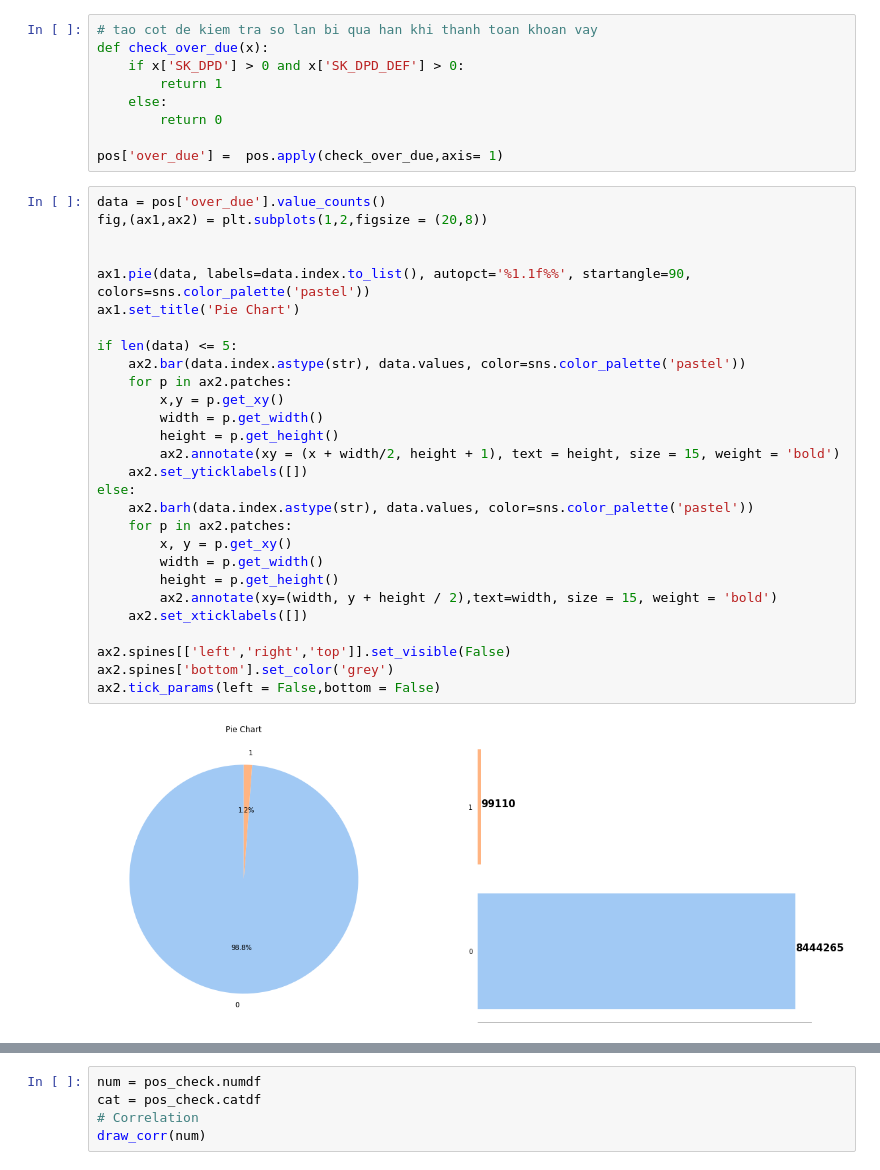
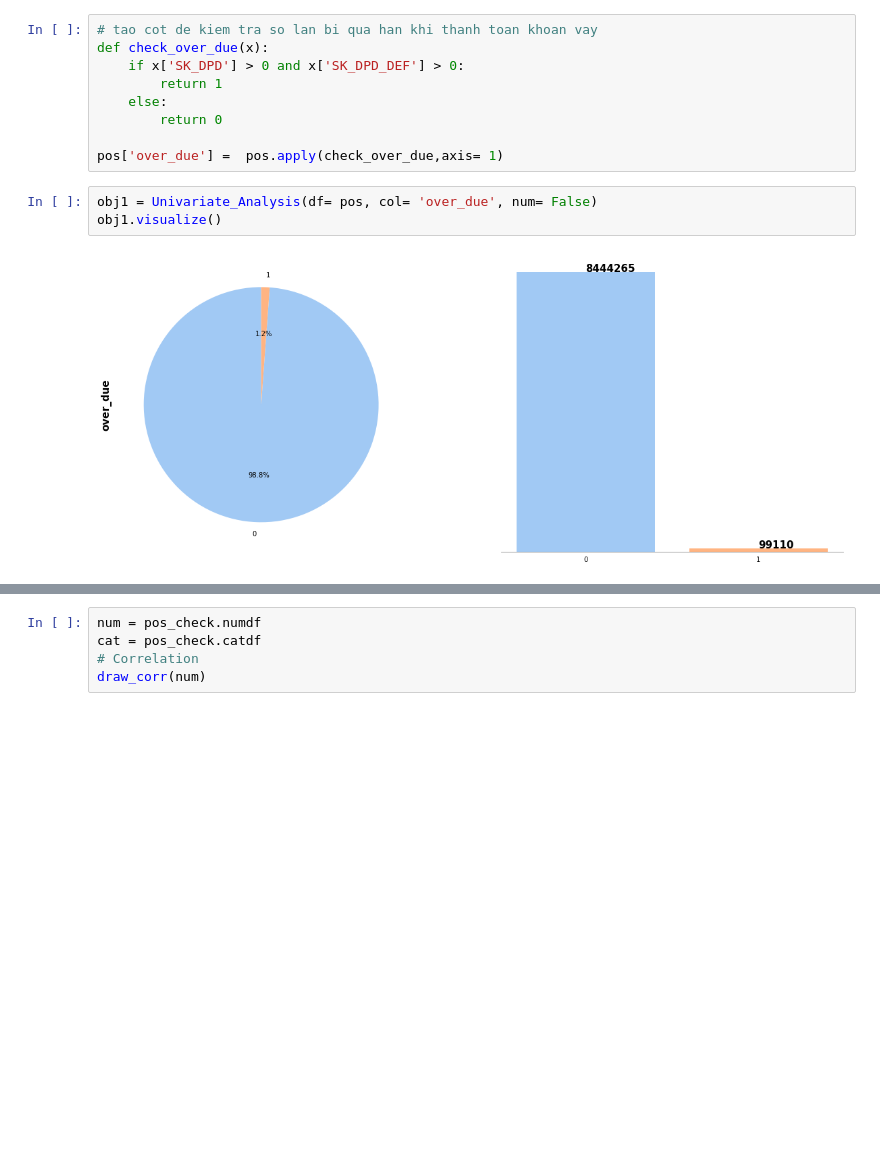
Before and after one commit to dunp7/Home-Default-Credit-Risk, a Jupyter notebook: Cleaning + EDA/POS_Cash_Balance.ipynb, the cells around one changed output, grey strips where cells are left out. Cells and saved outputs as stored; diff of their text form; blank space fills up the shorter version.

```diff
--- a/Cleaning + EDA/POS_Cash_Balance.ipynb
+++ b/Cleaning + EDA/POS_Cash_Balance.ipynb
@@ -103,33 +101,8 @@ def check_over_due(x):
         return 0
 
 pos['over_due'] =  pos.apply(check_over_due,axis= 1)
-# %%
-data = pos['over_due'].value_counts()
-fig,(ax1,ax2) = plt.subplots(1,2,figsize = (20,8))
-
-
-ax1.pie(data, labels=data.index.to_list(), autopct='%1.1f%%', startangle=90, colors=sns.color_palette('pastel'))
-ax1.set_title('Pie Chart')
-
-if len(data) <= 5:
-    ax2.bar(data.index.astype(str), data.values, color=sns.color_palette('pastel'))
-    for p in ax2.patches:
-        x,y = p.get_xy()
-        width = p.get_width()
-        height = p.get_height()
-        ax2.annotate(xy = (x + width/2, height + 1), text = height, size = 15, weight = 'bold')
-    ax2.set_yticklabels([])
-else:
-    ax2.barh(data.index.astype(str), data.values, color=sns.color_palette('pastel'))
-    for p in ax2.patches:
-        x, y = p.get_xy()
-        width = p.get_width()
-        height = p.get_height()
-        ax2.annotate(xy=(width, y + height / 2),text=width, size = 15, weight = 'bold')
-    ax2.set_xticklabels([])
-
-ax2.spines[['left','right','top']].set_visible(False)
-ax2.spines['bottom'].set_color('grey')
-ax2.tick_params(left = False,bottom = False)
-# %% [output]
-[figure, removed]
+# %%
+obj1 = Univariate_Analysis(df= pos, col= 'over_due', num= False)
+obj1.visualize()
+# %% [output]
+[figure, added]
```
Also changed, not shown: parts of 4 cells of this notebook, 1 other file.
